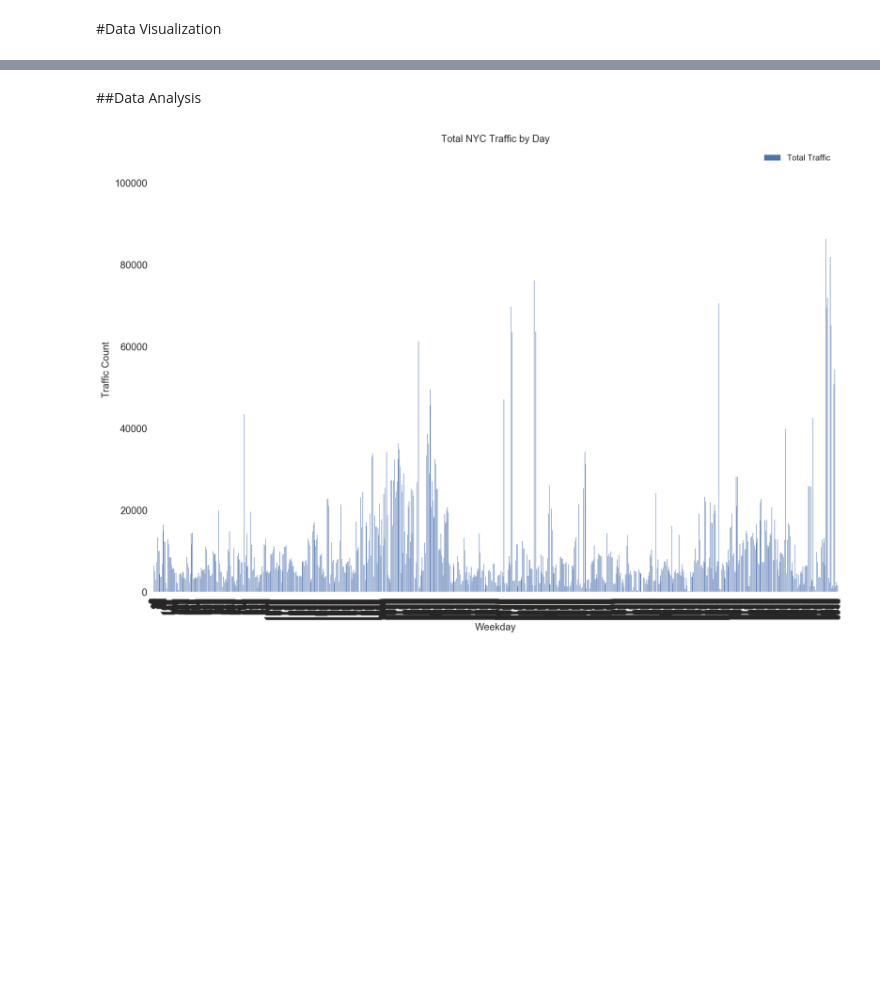
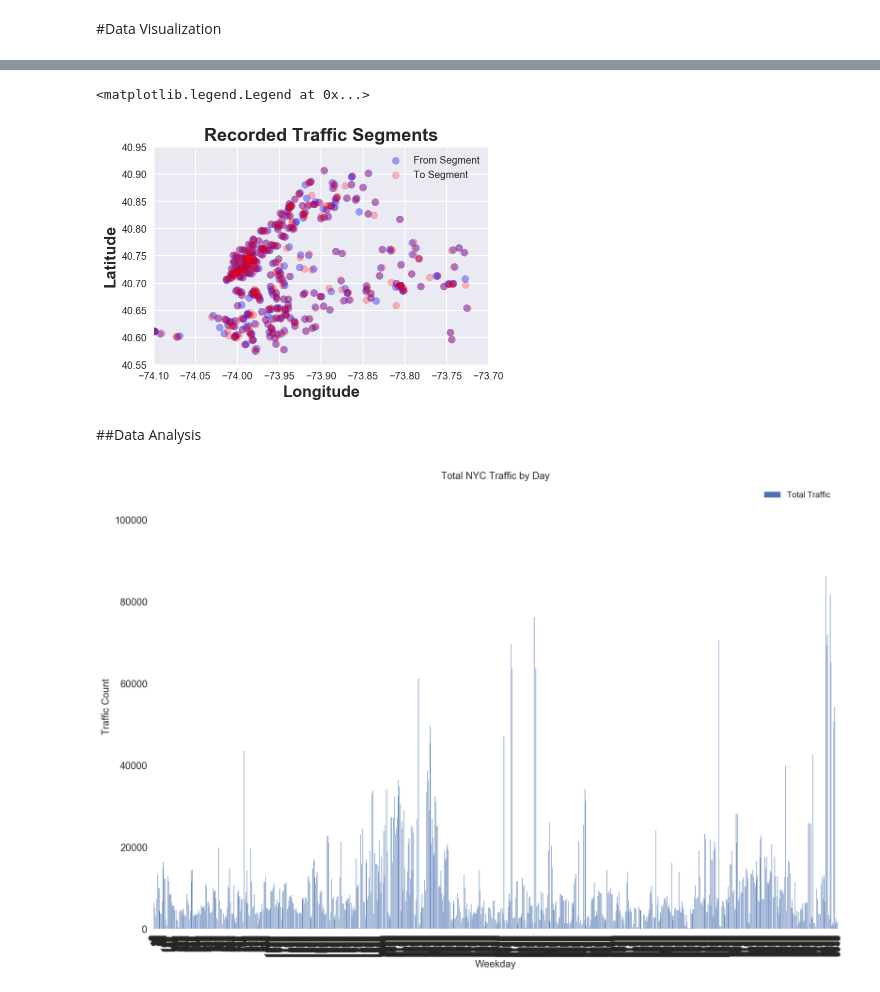
Before and after one commit to HarshaLaxman/NYCBoroTaxiAnalysis, a Jupyter notebook: FinalProject.ipynb, the cells around one changed output, grey strips where cells are left out. Cells and saved outputs as stored; diff of their text form; code cells hidden in the pictures; blank space fills up the shorter version.

```diff
--- a/FinalProject.ipynb
+++ b/FinalProject.ipynb
@@ -249,3 +284,11 @@ NYC_Green_Taxi
 NYC_Traffic
 # %% [output]
 [interactive output not drawn]
+# %%
+#Load the csv file for green taxis August 2013 into a pandas dataframe
+green = pd.read_csv('Cleaned_Green_Count.csv')
+df_green = pd.DataFrame(green)
+
+#Load the cleaned csv file for NYC 2012-2013 traffic into a pandas datafram
+traffic = 'Cleaned_Traffic_Count_coordinates.csv'
+df_traffic = pd.read_csv(traffic)
@@ -252,3 +348,20 @@ NYC_Traffic
+# %%
+#Plot Total Traffic Pickup and Dropoff, not sure what to do with this
+
+# Plot total pickup
+plt.scatter(trafficLongPick, trafficLatPick, c='blue',label = 'From Segment',alpha = .35)
+#resize plot to fit data and ignore outliers
+plt.axis([-74.1,-73.7,40.55,40.95])
+plt.scatter(trafficLongDrop, trafficLatDrop,c = 'red',label = 'To Segment',alpha = .25)
+
+#add labels for the scatter plot
+plt.title('Recorded Traffic Segments', fontsize=18, fontweight='bold')
+plt.xlabel('Longitude', fontsize=16, fontweight='bold')
+plt.ylabel('Latitude', fontsize=16, fontweight='bold')
+plt.legend(loc='upper right', scatterpoints=1, frameon=False)
+# %% [output]
+<matplotlib.legend.Legend at 0x...>
+[figure, added]
 # %% [markdown]
 ##Data Analysis
 # %%
```
Also changed, not shown: parts of 8 cells of this notebook.
